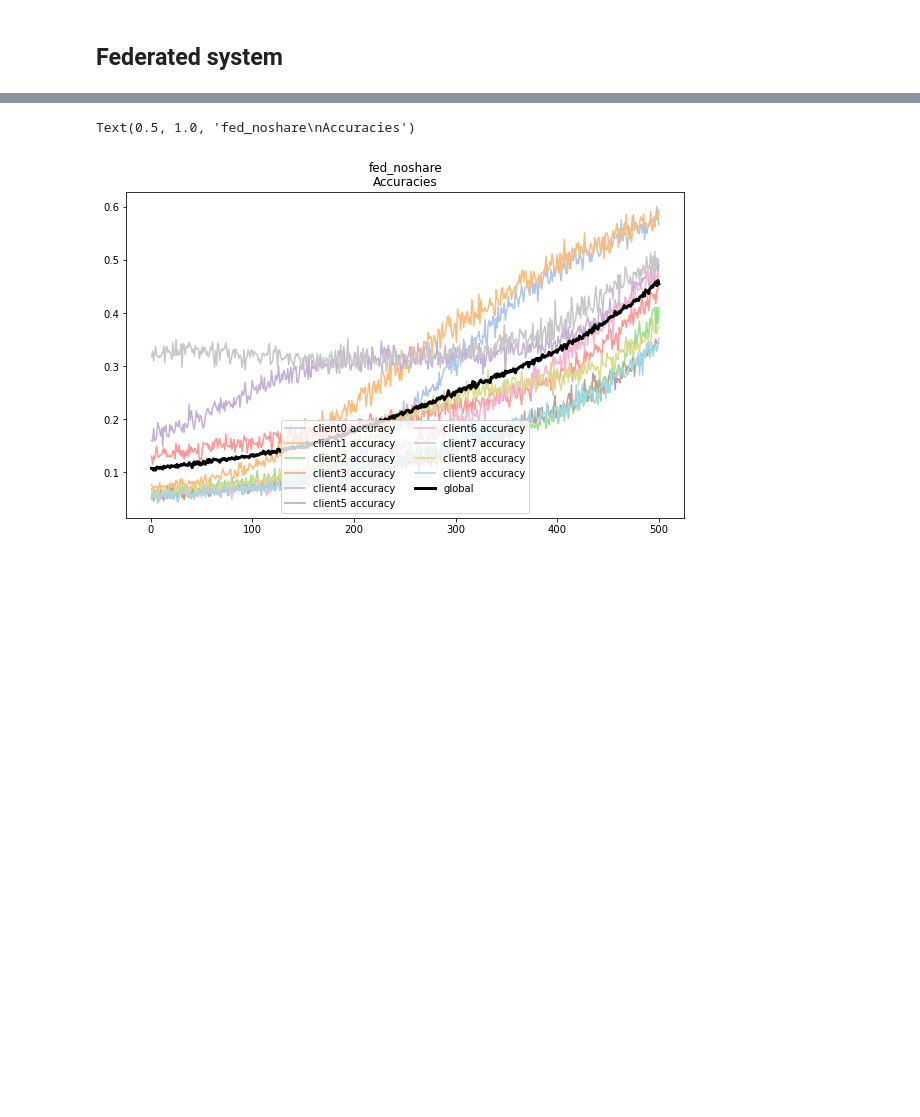
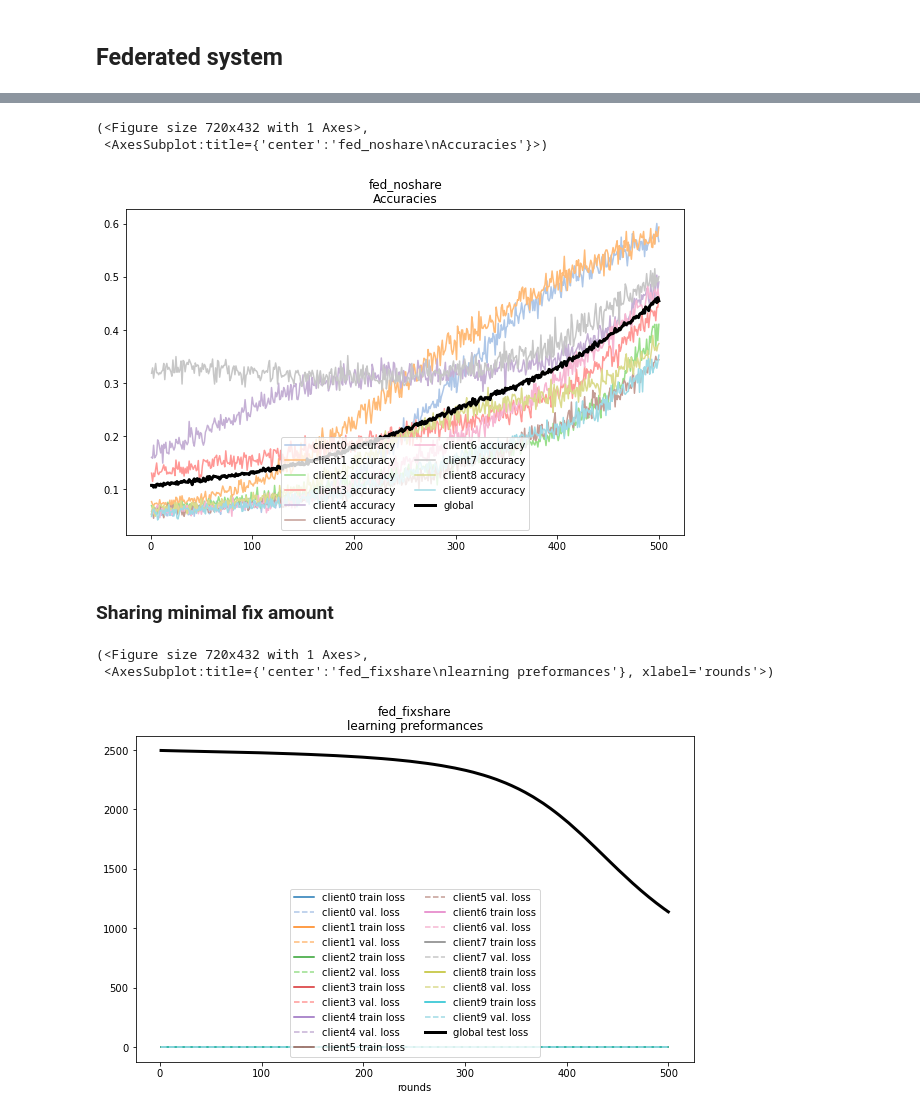
Before and after one commit to alelevente/FeLeSh, a Jupyter notebook: src/3_evaluation/vis_learning_performance.ipynb, the cells around one changed output, grey strips where cells are left out. Saved outputs shown, nothing was run; the diff lists cells and outputs as text; code cells hidden in the pictures; blank space fills up the shorter version.

```diff
--- a/src/3_evaluation/vis_learning_performance.ipynb
+++ b/src/3_evaluation/vis_learning_performance.ipynb
@@ -64,0 +60,30 @@ MEASUREMENT_PATH, PLOT_SAVE_PATH = process_paths(MEASUREMENT_CASE)
+# %%
+def plot_performances(measurement_case, n_clients=10):
+    measurement_path, plot_save_path = process_paths(measurement_case)
+
+    cmap = plt.get_cmap('tab20')
+    cnorm  = colors.Normalize(vmin=0, vmax=2*n_clients)
+    scalar_map = cm.ScalarMappable(norm=cnorm, cmap=cmap)
+
+    fig, ax = plt.subplots(figsize=[10,6])
+
+    for i in range(n_clients):
+        client_path = measurement_path+"client%d.csv"%i
+        client_df = pd.read_csv(client_path)
+        x = client_df[client_df["metric"]=="train_loss"]["round"]
+        ax.plot(x, client_df[client_df["metric"]=="train_loss"]["value"],
+                color=scalar_map.to_rgba(i*2), label="client%d train loss"%i)
+        ax.plot(x, client_df[client_df["metric"]=="test_loss"]["value"], "--",
+                color=scalar_map.to_rgba(i*2+1), label="client%d val. loss"%i)
+
+    global_df = pd.read_csv(measurement_path+"global.csv")
+    x = global_df["round"]
+    ax.plot(x, global_df["loss"], linewidth=3,
+                color="k", label="global test loss")
+
+    ax.legend(loc="lower center", ncol=2)
+
+    ax.set_xlabel("rounds")
+    ax.set_title("%s\nlearning preformances"%measurement_case)
+
+    return fig, ax
@@ -92,25 +122,15 @@ Text(0.5, 1.0, 'fed_noshare\nlearning preformances')
 [figure]
 # %%
-cmap = plt.get_cmap('tab20')
-cnorm  = colors.Normalize(vmin=0, vmax=2*N_CLIENTS)
-scalar_map = cm.ScalarMappable(norm=cnorm, cmap=cmap)
-
-fig, ax = plt.subplots(figsize=[10,6])
-
-for i in range(N_CLIENTS):
-    client_path = MEASUREMENT_PATH+"client%d.csv"%i
-    client_df = pd.read_csv(client_path)
-    x = client_df[client_df["metric"]=="train_loss"]["round"]
-    ax.plot(x, client_df[client_df["metric"]=="test_accuracy"]["value"],
-            color=scalar_map.to_rgba(i*2+1), label="client%d accuracy"%i)
-
-global_df = pd.read_csv(MEASUREMENT_PATH+"global.csv")
-x = global_df["round"]
-ax.plot(x, global_df["accuracy"], linewidth=3,
-            color="k", label="global")
-
-ax.legend(loc="lower center", ncol=2)
-ax.set_title("%s\nAccuracies"%MEASUREMENT_CASE)
+plot_accuracies("fed_noshare")
 # %% [output]
-Text(0.5, 1.0, 'fed_noshare\nAccuracies')
+(<Figure size 720x432 with 1 Axes>,
+ <AxesSubplot:title={'center':'fed_noshare\nAccuracies'}>)
 [figure]
+# %% [markdown]
+### Sharing minimal fix amount
+# %%
+plot_performances("fed_fixshare")
+# %% [output]
+(<Figure size 720x432 with 1 Axes>,
+ <AxesSubplot:title={'center':'fed_fixshare\nlearning preformances'}, xlabel='rounds'>)
+[figure, added]
```
Also changed, not shown: parts of 7 cells of this notebook, 3 other files.
